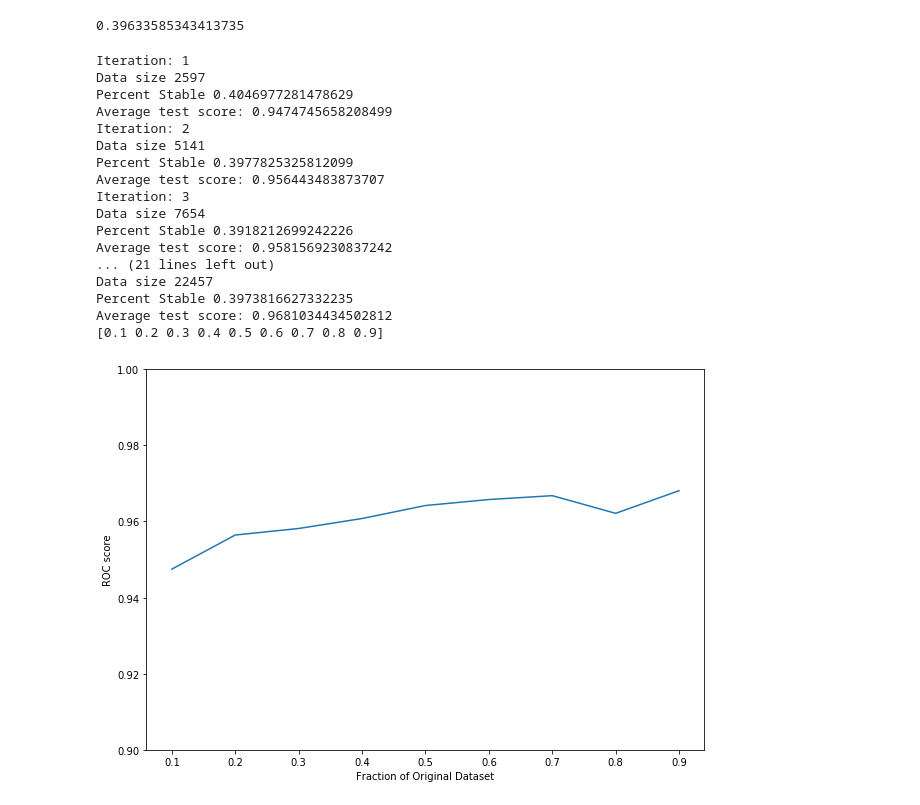
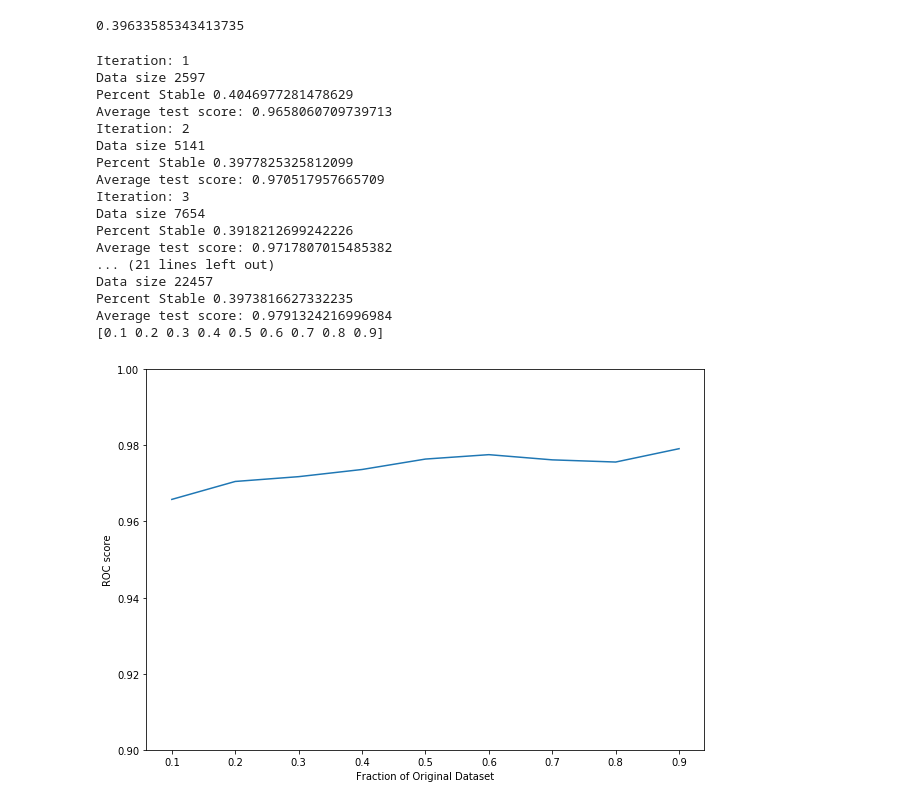
Before and after one commit to dtamayo/MLstability, a Jupyter notebook: Analysis/Old_Tuning_Notebooks/Performance vs Dataset Size.ipynb, the cells around one changed output. Cells and saved outputs as stored; diff of their text form; code cells hidden in the pictures.

```diff
--- a/Analysis/Old_Tuning_Notebooks/Performance vs Dataset Size.ipynb
+++ b/Analysis/Old_Tuning_Notebooks/Performance vs Dataset Size.ipynb
@@ -71,44 +71,44 @@ def data_set_size(order_of_mag, yrange= None):
         print("Iteration: {}".format(i))
         print("Data size", train_data.num_row())
         print("Percent Stable", len(np.where(train_y==1)[0])/train_data.num_row())
-        print("Average test score: {}".format(metrics.average_precision_score(test_y ,preds)))
-        hold_outscore[i-1]= metrics.average_precision_score(test_y ,preds)
+        print("Average test score: {}".format(metrics.roc_auc_score(test_y ,preds)))
+        hold_outscore[i-1]= metrics.roc_auc_score(test_y ,preds)
 
     data_inc = np.arange(1, 10)*order_of_mag
     print(data_inc)
     plt.figure(figsize=(10, 7))
     #plt.plot(data_inc, hold_outscore, label = "Holdout score")
     plt.plot(data_inc, hold_outscore, label = "Holdout Score")
     plt.xlabel("Fraction of Original Dataset")
     plt.ylabel("ROC score") # not area under precision recall curve, thats slightly different, and isnt supported by xgb cv
     if yrange ==None:
         plt.ylim([0.9,1])
     else:
         plt.ylim(yrange)
     plt.show()
 data_set_size(0.1)
 # two percentage increase from 0.1 to 0.9 of the original dataset size
 # looks significant only because of how zoomed in the scale is
 # is it worth it given the computation time for 0.8*25,000 = 20,000 systems?
 # %% [output]
 Iteration: 1
 Data size 2597
 Percent Stable 0.4046977281478629
-Average test score: 0.9474745658208499
+Average test score: 0.9658060709739713
 Iteration: 2
 Data size 5141
 Percent Stable 0.3977825325812099
-Average test score: 0.956443483873707
+Average test score: 0.970517957665709
 Iteration: 3
 Data size 7654
 Percent Stable 0.3918212699242226
-Average test score: 0.9581569230837242
+Average test score: 0.9717807015485382
 ... (21 lines left out)
 Data size 22457
 Percent Stable 0.3973816627332235
-Average test score: 0.9681034434502812
+Average test score: 0.9791324216996984
 [0.1 0.2 0.3 0.4 0.5 0.6 0.7 0.8 0.9]
-[figure, old version]
+[figure, new version]
 # %%
 data_set_size(0.01)
 # %% [output]
```
